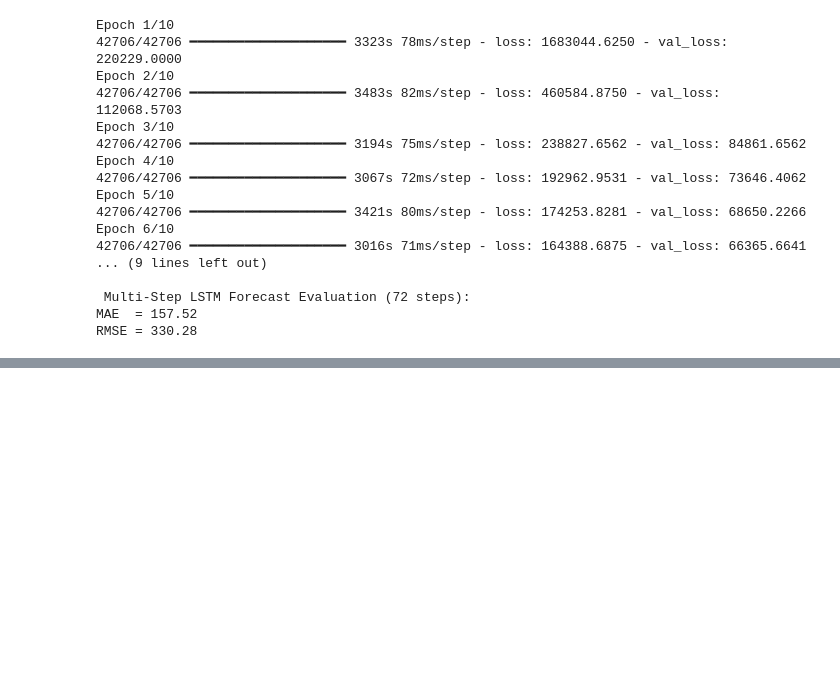
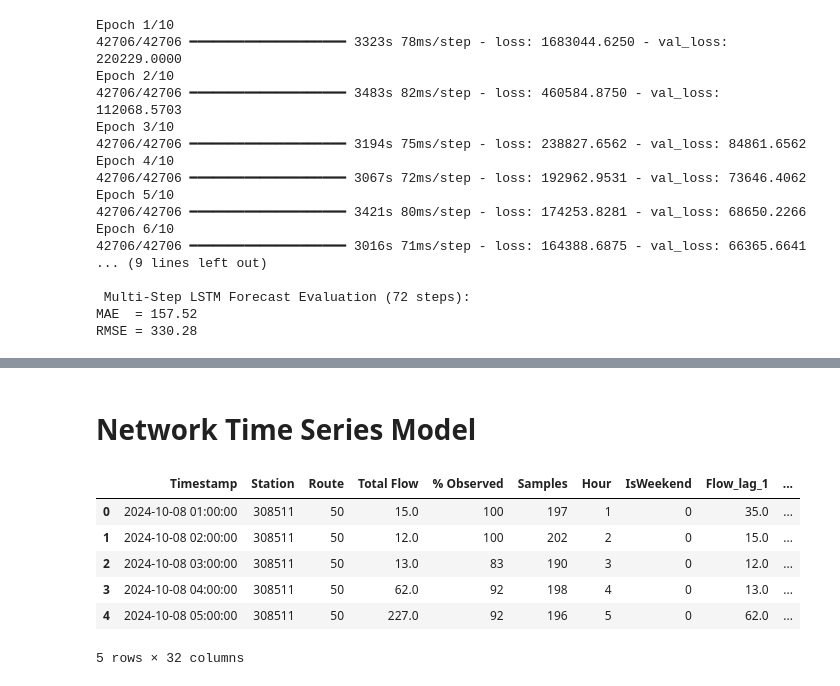
Before and after one commit to RichelCode/EV-Charging-Analysis, a Jupyter notebook: Final 3 months Analysis.ipynb, the cells around one changed output, grey strips where cells are left out. Drawn from its saved outputs; the diff is of its cells as text; code cells hidden in the pictures; blank space fills up the shorter version.

```diff
--- a/Final 3 months Analysis.ipynb
+++ b/Final 3 months Analysis.ipynb
@@ -173,6 +173,8 @@ df.to_csv(cleaned_file_path, index=False)
 print(f" Column names fixed! Cleaned data saved as '{cleaned_file_path}'.")
 # %% [output]
  Column names fixed! Cleaned data saved as 'C:\Users\attafuro\Desktop\EV Charging Analysis\cleaned_traffic_data.csv'.
+# %%
+df = pd.read_csv(r"C:\Users\attafuro\Desktop\EV Charging Analysis\cleaned_traffic_data.csv")
 # %%
 # Convert 'Timestamp' to datetime format
 df['Timestamp'] = pd.to_datetime(df['Timestamp'], format="%m/%d/%Y %H:%M:%S")
@@ -1357,2 +1358,0 @@ cv_routes["Cluster"] = kmeans.fit_predict(cv_routes[["CV"]])
-# %%
-df = df.merge(cv_routes[["Cluster"]], left_on="Route_encoded", right_index=True, how="left")
@@ -1406,0 +1359,12 @@ for cluster_id, data in cluster_models.items():
+# %% [markdown]
+# Network Time Series Model
+# %%
+df.head()
+# %% [output]
+|  | Timestamp | Station | Route | Total Flow | % Observed | Samples | Hour | IsWeekend | Flow_lag_1 | ... |
+| 0 | 2024-10-08 01:00:00 | 308511 | 50 | 15.0 | 100 | 197 | 1 | 0 | 35.0 | ... |
+| 1 | 2024-10-08 02:00:00 | 308511 | 50 | 12.0 | 100 | 202 | 2 | 0 | 15.0 | ... |
+| 2 | 2024-10-08 03:00:00 | 308511 | 50 | 13.0 | 83 | 190 | 3 | 0 | 12.0 | ... |
+| 3 | 2024-10-08 04:00:00 | 308511 | 50 | 62.0 | 92 | 198 | 4 | 0 | 13.0 | ... |
+| 4 | 2024-10-08 05:00:00 | 308511 | 50 | 227.0 | 92 | 196 | 5 | 0 | 62.0 | ... |
+5 rows × 32 columns
```
Also changed, not shown: parts of 6 cells of this notebook.
